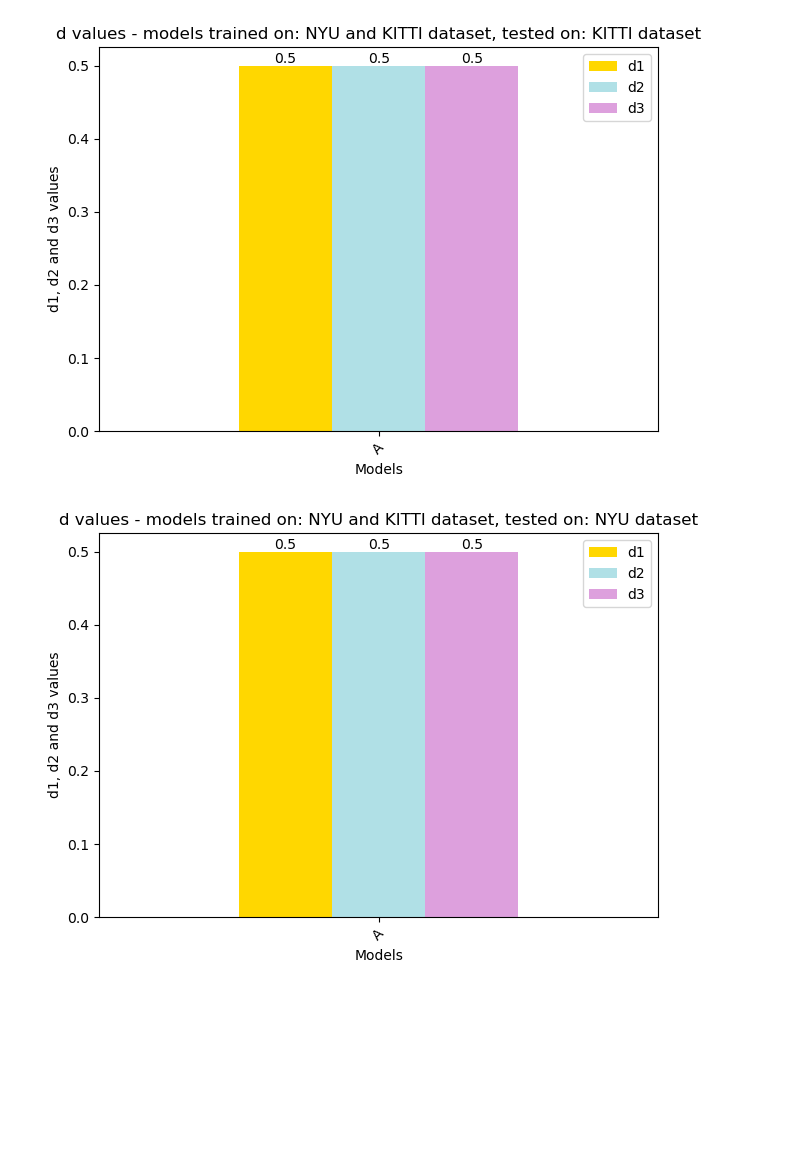
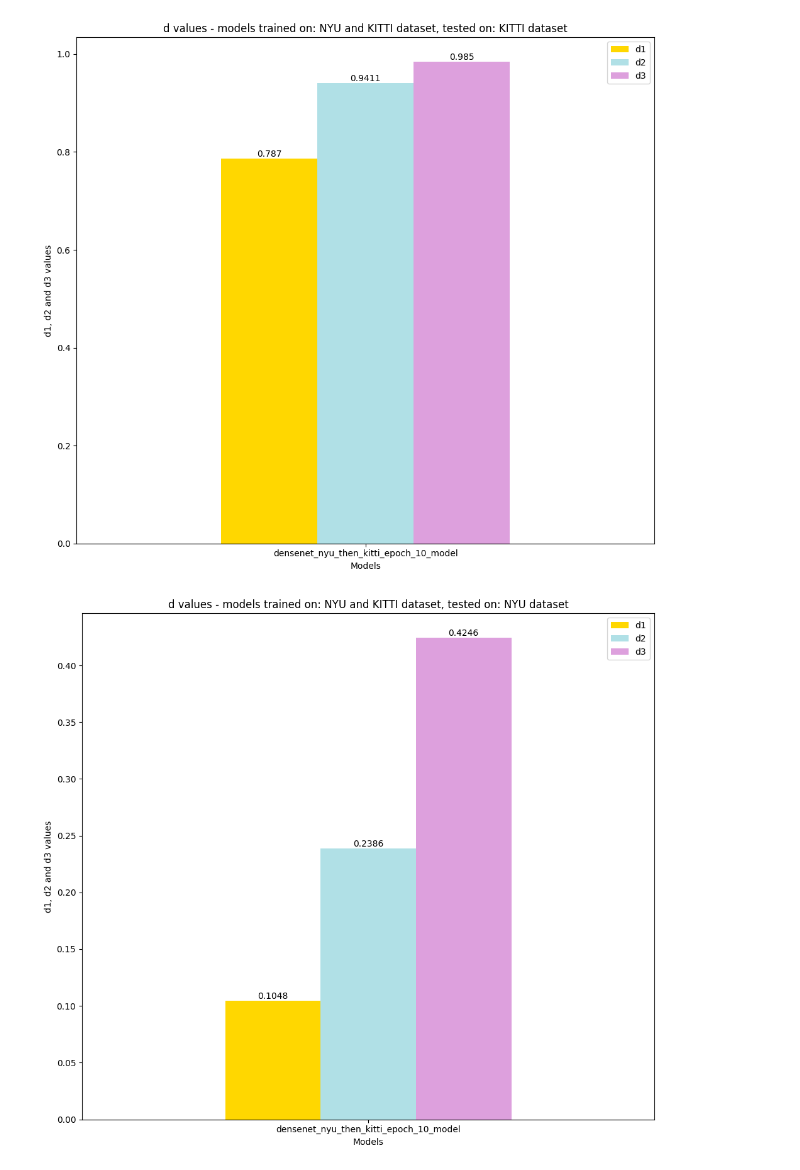
Before and after one commit to Tej-Deep/CDS_Depth_Estimation, a Jupyter notebook: graph_visualisations/Results_visualisations.ipynb, the cells around one changed output. Saved outputs shown, nothing was run; the diff lists cells and outputs as text; code cells hidden in the pictures; blank space fills up the shorter version.

Commit message:
Modified graph notebook

```diff
--- a/graph_visualisations/Results_visualisations.ipynb
+++ b/graph_visualisations/Results_visualisations.ipynb
@@ -13,37 +13,39 @@ silogloss_nyutrained_testnyu_data = pd.read_csv('silogloss_nyutrained_testnyu.cs
 # %%
 def plot_dvalues_nyuandkittitrained_testkitti():
     df = pd.DataFrame(dvalues_nyuandkittitrained_testkitti_data)
+    df = df[df['Model']!='A']
     my_color = ['gold', 'powderblue','plum']
-    ax = df.plot.bar(x='Model',color=my_color)
+    ax = df.plot.bar(x='Model',color=my_color, figsize=(10,9))
     ax.set_xlabel('Models')
     ax.set_ylabel('d1, d2 and d3 values')
     for container in ax.containers:
         ax.bar_label(container)
     plt.title("d values - models trained on: NYU and KITTI dataset, tested on: KITTI dataset")
-    plt.xticks(rotation = 45)
+    plt.xticks(rotation = 0)
     plt.tight_layout()
     plt.show()
 
 plot_dvalues_nyuandkittitrained_testkitti()
 # %% [output]
-[figure, old version]
+[figure, new version]
 # %%
 def plot_dvalues_nyuandkittitrained_testnyu():
     df = pd.DataFrame(dvalues_nyuandkittitrained_testnyu_data)
+    df = df[df['Model']!='A']
     my_color = ['gold', 'powderblue','plum']
-    ax = df.plot.bar(x='Model',color=my_color)
+    ax = df.plot.bar(x='Model',color=my_color, figsize=(10,9))
     ax.set_xlabel('Models')
     ax.set_ylabel('d1, d2 and d3 values')
     for container in ax.containers:
         ax.bar_label(container)
     plt.title("d values - models trained on: NYU and KITTI dataset, tested on: NYU dataset")
-    plt.xticks(rotation = 45)
+    plt.xticks(rotation = 0)
     plt.tight_layout()
     plt.show()
 
 plot_dvalues_nyuandkittitrained_testnyu()
 # %% [output]
-[figure, old version]
+[figure, new version]
 # %%
 def plot_dvalues_nyutrained_testkitti():
     df = pd.DataFrame(dvalues_nyutrained_testkitti_data)
```
Also changed, not shown: parts of 6 cells of this notebook.
